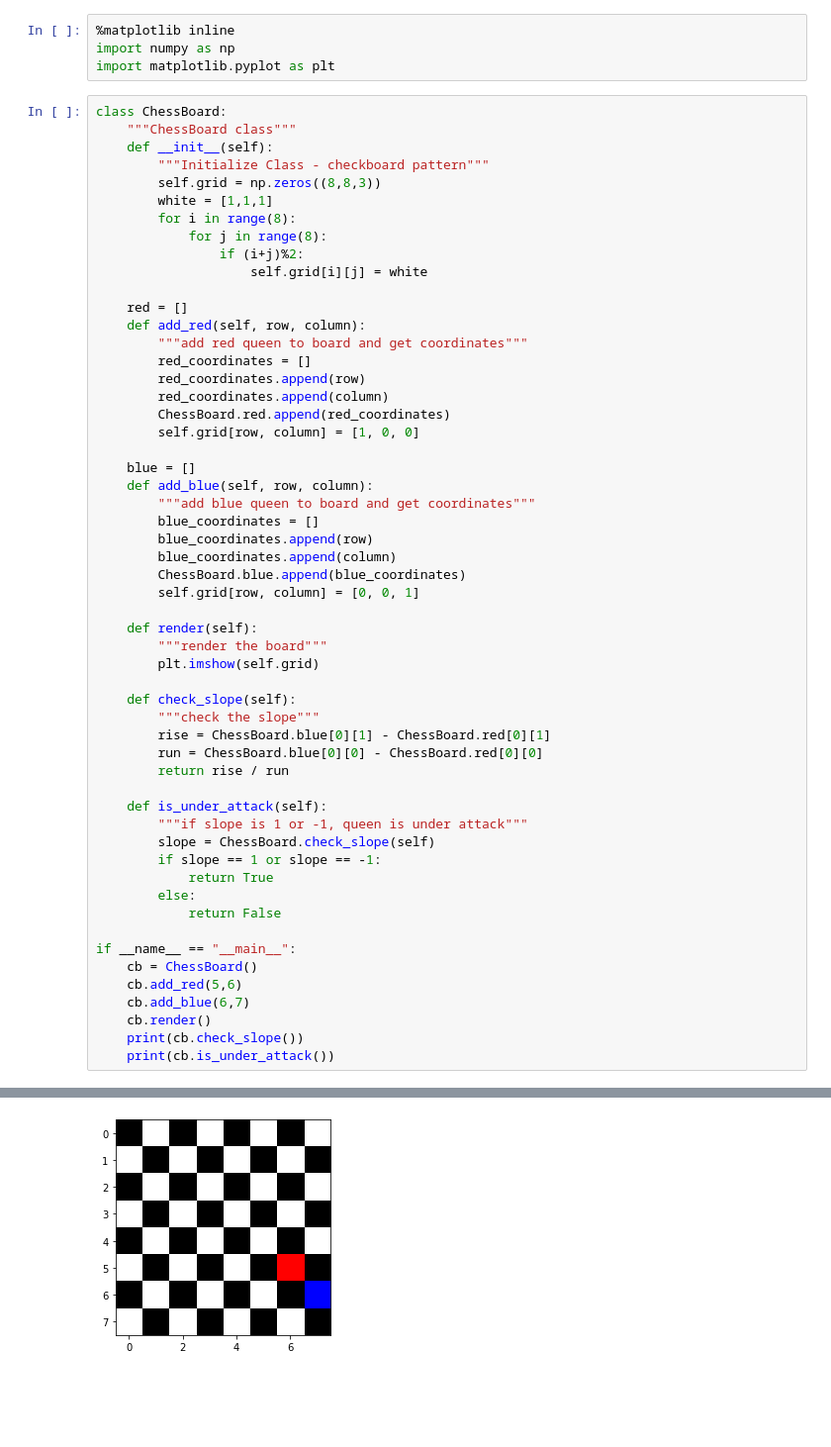
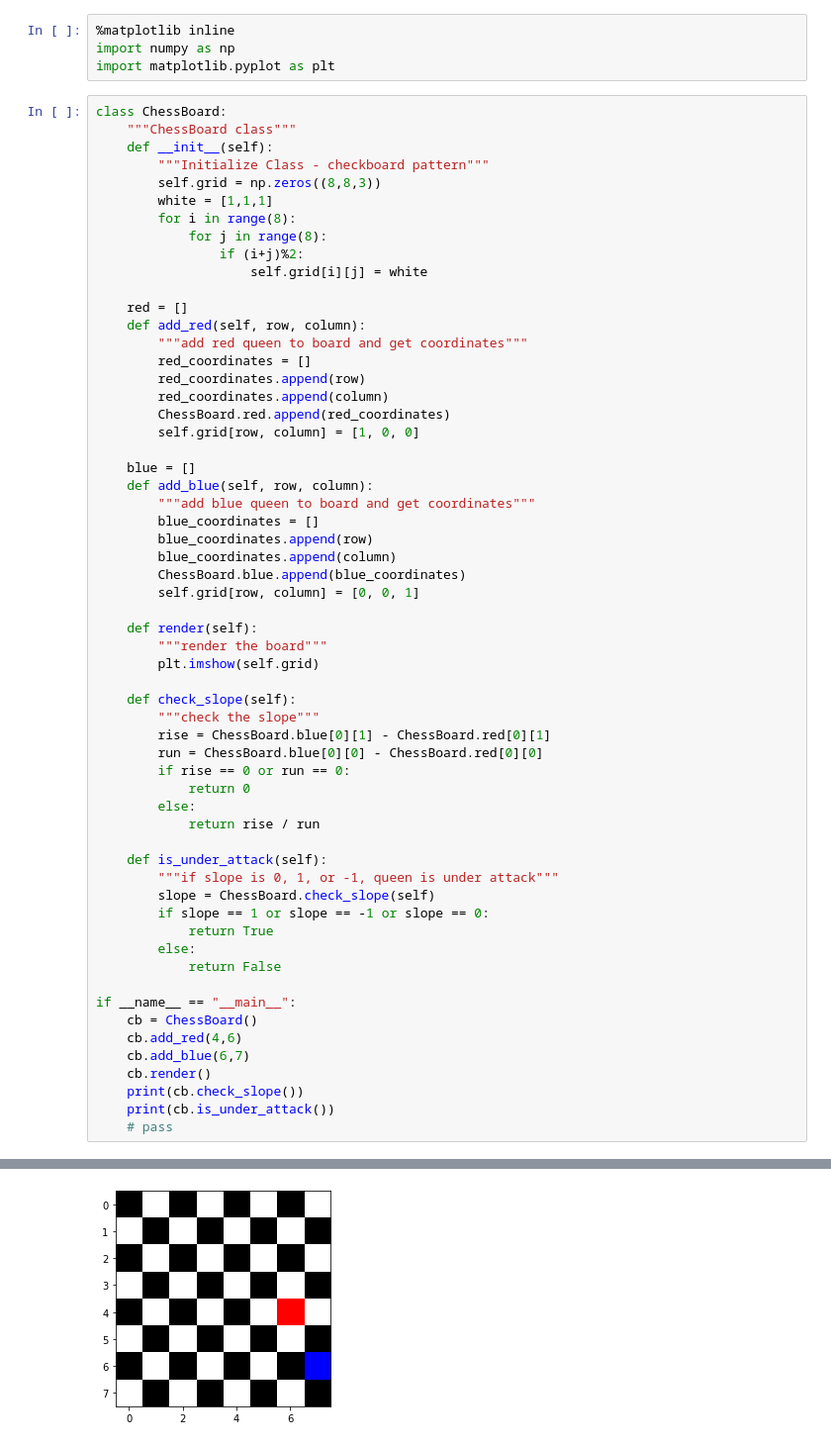
Before and after one commit to gracerosemary/chess-board, a Jupyter notebook: chess_board.ipynb, the cells around one changed output, grey strips where cells are left out. Shown at 99% size. Drawn from its saved outputs; the diff is of its cells as text; blank space fills up the shorter version.

```diff
--- a/chess_board.ipynb
+++ b/chess_board.ipynb
@@ -40,21 +40,25 @@ class ChessBoard:
         """check the slope"""
         rise = ChessBoard.blue[0][1] - ChessBoard.red[0][1]
         run = ChessBoard.blue[0][0] - ChessBoard.red[0][0]
-        return rise / run
+        if rise == 0 or run == 0:
+            return 0
+        else:
+            return rise / run
 
     def is_under_attack(self):
-        """if slope is 1 or -1, queen is under attack"""
+        """if slope is 0, 1, or -1, queen is under attack"""
         slope = ChessBoard.check_slope(self)
-        if slope == 1 or slope == -1:
+        if slope == 1 or slope == -1 or slope == 0:
             return True
         else:
             return False
 
 if __name__ == "__main__":
     cb = ChessBoard()
-    cb.add_red(5,6)
+    cb.add_red(4,6)
     cb.add_blue(6,7)
     cb.render()
     print(cb.check_slope())
     print(cb.is_under_attack())
+    # pass
 # %% [output]
@@ -63 +67 @@ True
-[figure, old version]
+[figure, new version]
```
Also changed, not shown: parts of 5 cells of this notebook, 1 other file.
